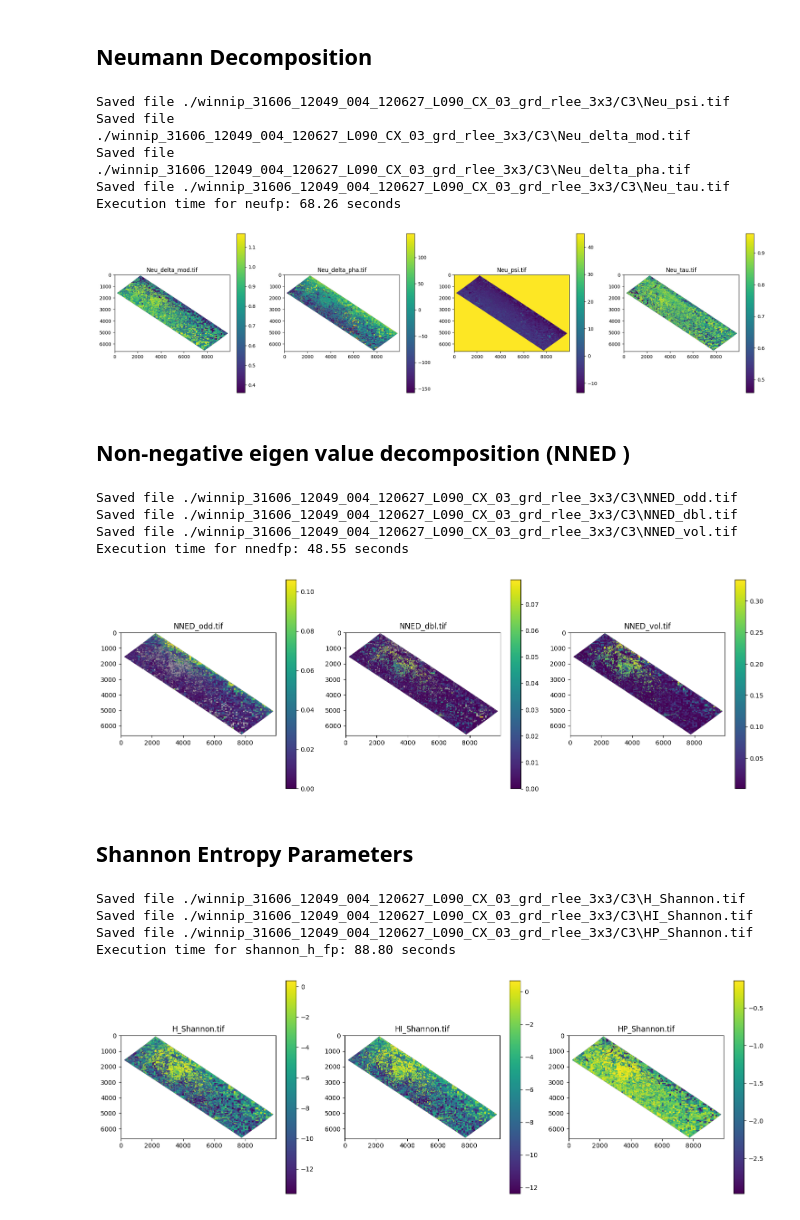
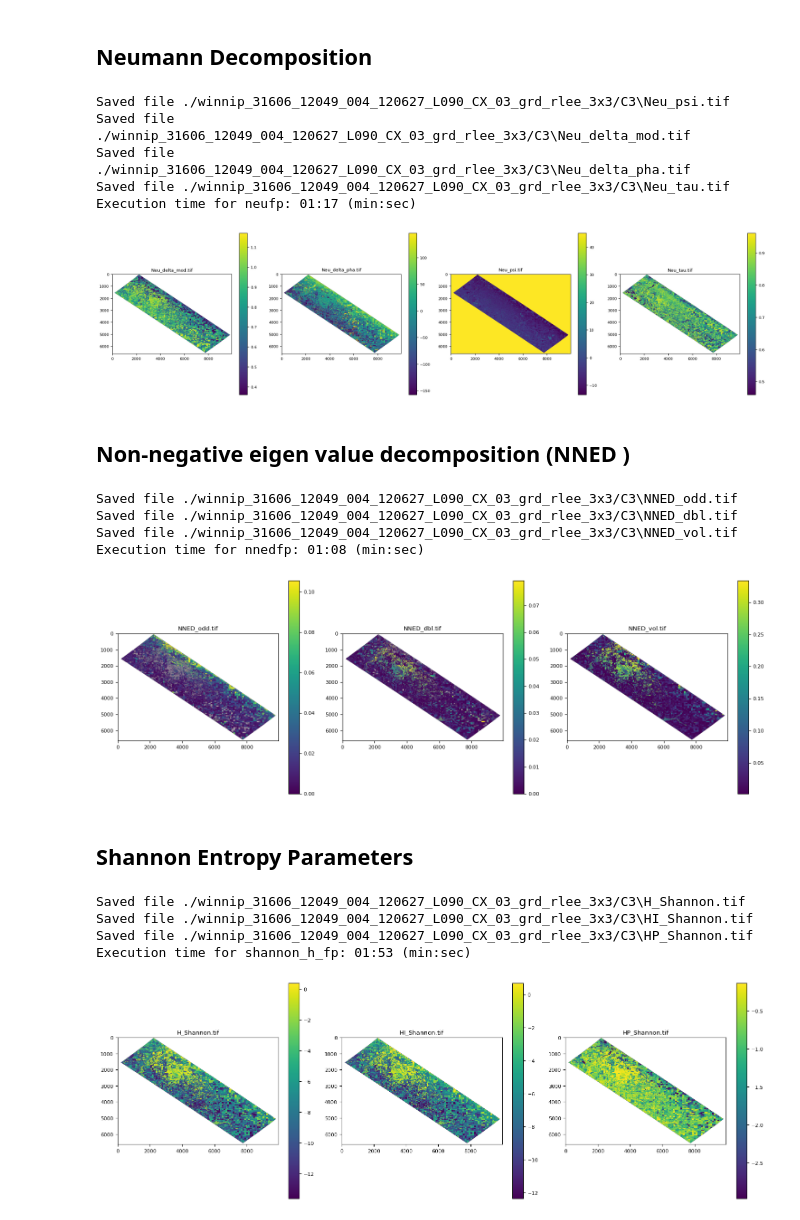
Before and after one commit to polsartools/polsartools-tutorials, a Jupyter notebook: jupyter-notebooks/UAVSAR_GRD_pol_decompositions.ipynb, the cells around one changed output. Drawn from its saved outputs; the diff is of its cells as text; code cells hidden in the pictures.

```diff
--- a/jupyter-notebooks/UAVSAR_GRD_pol_decompositions.ipynb
+++ b/jupyter-notebooks/UAVSAR_GRD_pol_decompositions.ipynb
@@ -202,7 +218,7 @@ input C3/T3 folder path, window_size is optional
 
 # C3Folder = './winnip_31606_12049_004_120627_L090_CX_03_grd_rlee_3x3/C3'
 
-pst.polsar.fp.neufp(C3Folder,window_size=3)
+pst.neufp(C3Folder,window_size=3)
 
 ### Plotting
 plot_images( os.path.join(C3Folder,'Neu_delta_mod.tif'),
@@ -215,32 +231,32 @@ Saved file ./winnip_31606_12049_004_120627_L090_CX_03_grd_rlee_3x3/C3\Neu_psi.ti
 Saved file ./winnip_31606_12049_004_120627_L090_CX_03_grd_rlee_3x3/C3\Neu_delta_mod.tif
 Saved file ./winnip_31606_12049_004_120627_L090_CX_03_grd_rlee_3x3/C3\Neu_delta_pha.tif
 Saved file ./winnip_31606_12049_004_120627_L090_CX_03_grd_rlee_3x3/C3\Neu_tau.tif
-Execution time for neufp: 68.26 seconds
+Execution time for neufp: 01:17 (min:sec)
-[figure, old version]
+[figure, new version]
 # %% [markdown]
 ## Non-negative eigen value decomposition (NNED )
 # %%
 """
 The following function generates Non-negative eigen value decomposition demposition powers:
         NNED_odd, NNED_dbl, NNED_vol in geotif format
 
 input C3/T3 folder path, window_size is optional
 
 """
 # C3Folder = './winnip_31606_12049_004_120627_L090_CX_03_grd_rlee_3x3/C3'
 
-pst.polsar.fp.nnedfp(C3Folder,window_size=3)
+pst.nnedfp(C3Folder,window_size=3)
 
 ### Plotting
 plot_images(os.path.join(C3Folder,'NNED_odd.tif'),
              os.path.join(C3Folder,'NNED_dbl.tif'),
               os.path.join(C3Folder,'NNED_vol.tif'))
 # %% [output]
 Saved file ./winnip_31606_12049_004_120627_L090_CX_03_grd_rlee_3x3/C3\NNED_odd.tif
 Saved file ./winnip_31606_12049_004_120627_L090_CX_03_grd_rlee_3x3/C3\NNED_dbl.tif
 Saved file ./winnip_31606_12049_004_120627_L090_CX_03_grd_rlee_3x3/C3\NNED_vol.tif
-Execution time for nnedfp: 48.55 seconds
+Execution time for nnedfp: 01:08 (min:sec)
-[figure, old version]
+[figure, new version]
 # %% [markdown]
 ## Shannon Entropy Parameters
 # %%
@@ -256,7 +272,7 @@ input C3/T3 folder path, window_size is optional
 
 # C3Folder = './winnip_31606_12049_004_120627_L090_CX_03_grd_rlee_3x3/C3'
 
-pst.polsar.fp.shannon_h_fp(C3Folder,window_size=3)
+pst.shannon_h_fp(C3Folder,window_size=3)
 ### Plotting
 plot_images(os.path.join(C3Folder,'H_Shannon.tif'),
              os.path.join(C3Folder,'HI_Shannon.tif'),
@@ -265,5 +281,5 @@ plot_images(os.path.join(C3Folder,'H_Shannon.tif'),
 Saved file ./winnip_31606_12049_004_120627_L090_CX_03_grd_rlee_3x3/C3\H_Shannon.tif
 Saved file ./winnip_31606_12049_004_120627_L090_CX_03_grd_rlee_3x3/C3\HI_Shannon.tif
 Saved file ./winnip_31606_12049_004_120627_L090_CX_03_grd_rlee_3x3/C3\HP_Shannon.tif
-Execution time for shannon_h_fp: 88.80 seconds
+Execution time for shannon_h_fp: 01:53 (min:sec)
-[figure, old version]
+[figure, new version]
```
Also changed, not shown: parts of 11 cells of this notebook.
